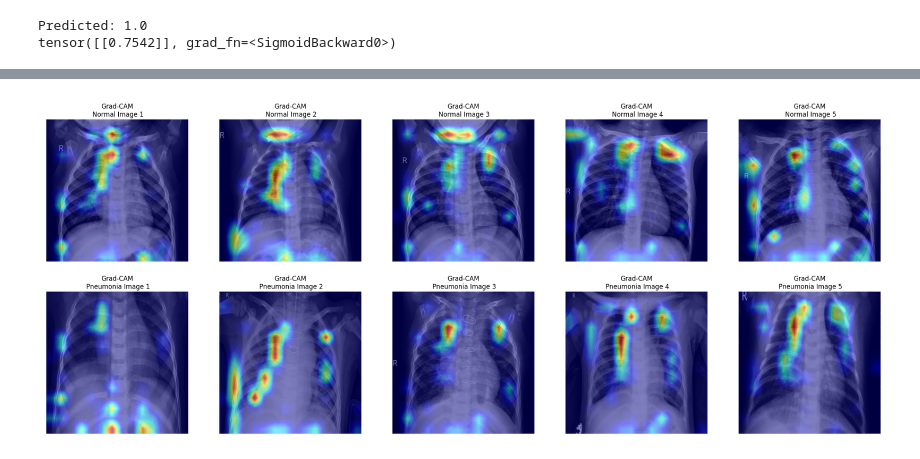
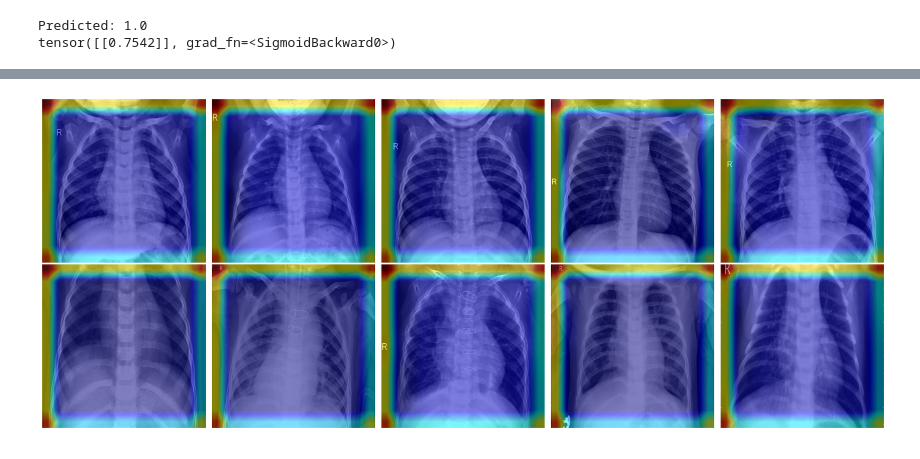
Before and after one commit to yannikc/ML4H_project2, a Jupyter notebook: pneumonia_prediction_q5_2.ipynb, the cells around one changed output, grey strips where cells are left out. Saved outputs shown, nothing was run; the diff lists cells and outputs as text; code cells hidden in the pictures.

```diff
--- a/pneumonia_prediction_q5_2.ipynb
+++ b/pneumonia_prediction_q5_2.ipynb
@@ -162,32 +194,32 @@ plt.show()
 import os
 from PIL import Image
 import matplotlib.pyplot as plt
 
 # Plotting Grad-CAM for 5 normal and 5 pneumonia images
-image_dir = "ML4H_project2/grad-cam"
+image_dir = "ML4H_project2/grad-cam-results"
 
 # 1) List only .png files
 image_files = sorted([
     f for f in os.listdir(image_dir)
     if os.path.isfile(os.path.join(image_dir, f))
        and f.lower().endswith('.png')
 ])
 
 fig, axes = plt.subplots(2, 5, figsize=(20, 8))
 axes = axes.flatten()
 
 for idx, image_file in enumerate(image_files):
     # 2) Stop once we've filled all subplots
     if idx >= len(axes):
         break
 
     img_path = os.path.join(image_dir, image_file)
     img = Image.open(img_path)
 
     axes[idx].imshow(img)
     axes[idx].axis("off")
 
 plt.tight_layout()
 plt.show()
 # %% [output]
-[figure, old version]
+[figure, new version]
```
Also changed, not shown: parts of 1 cell of this notebook, 4 other files.
